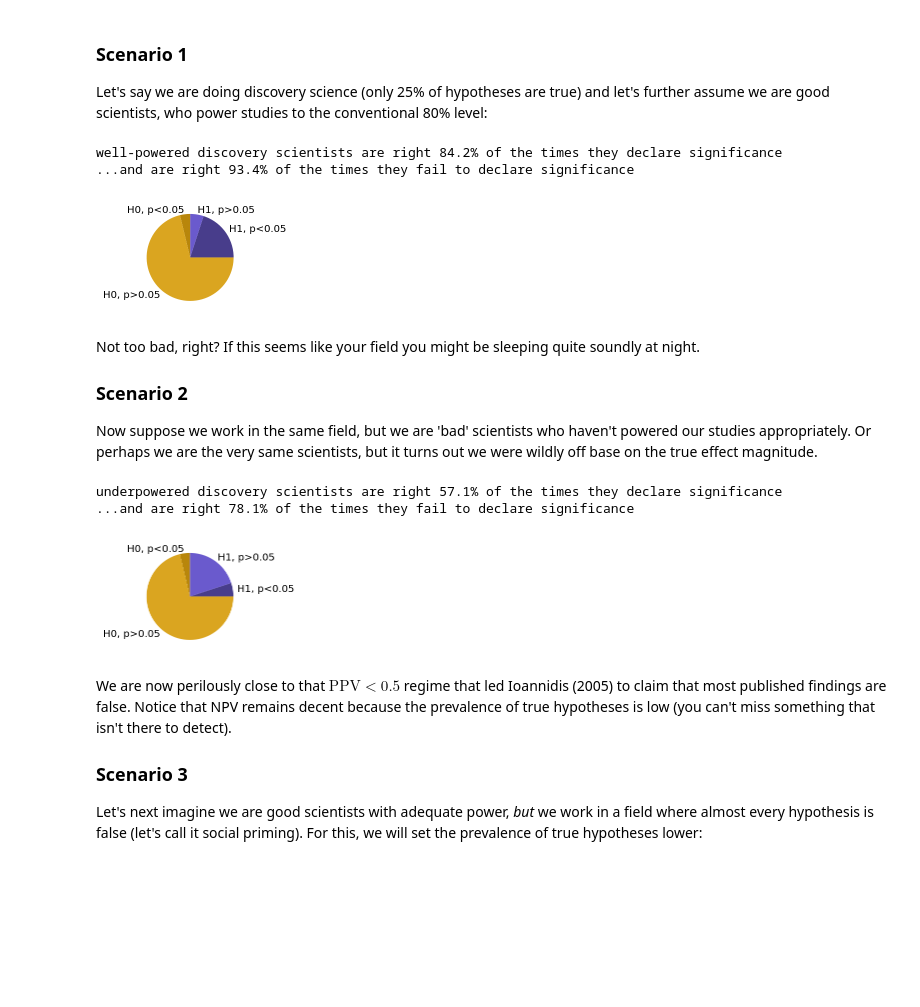
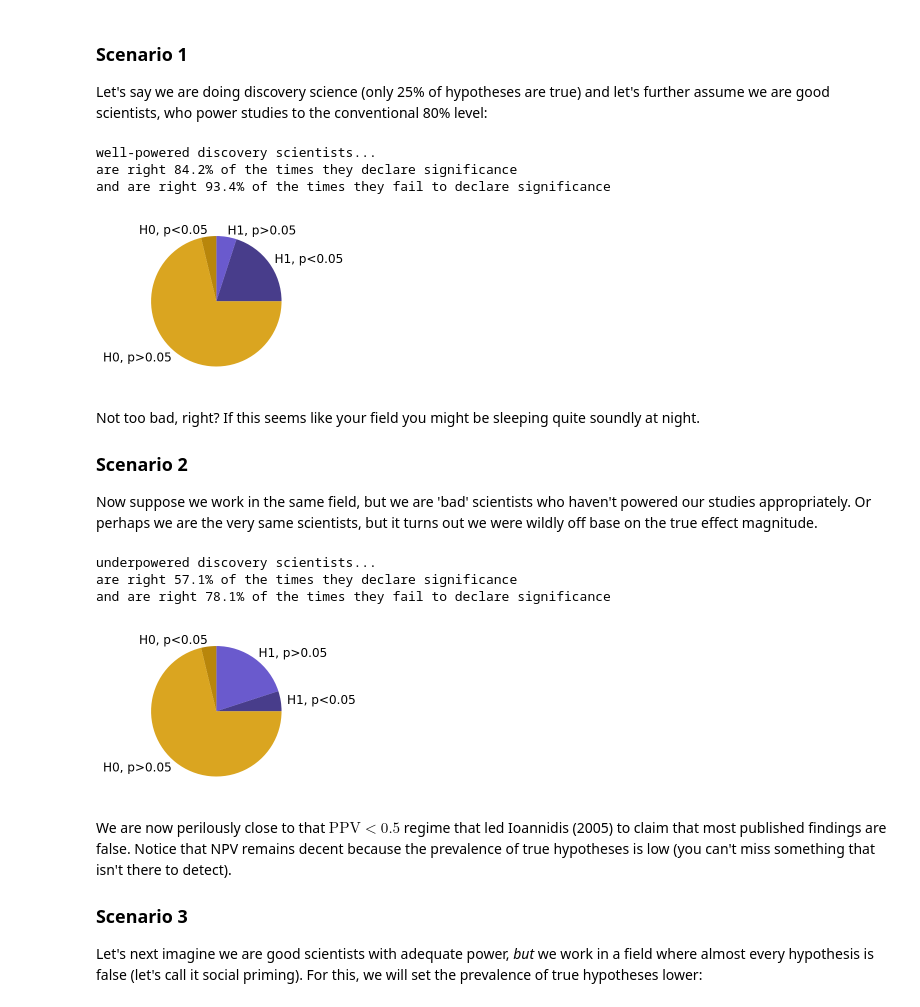
Before and after one commit to jooh/jooh.github.io, a Jupyter notebook: content/data/power_1.ipynb, the cells around one changed output. Cells and saved outputs as stored; diff of their text form; code cells hidden in the pictures; blank space fills up the shorter version.

Commit message:
figure tweaks, correct rounding error on sample size calculations

```diff
--- a/content/data/power_1.ipynb
+++ b/content/data/power_1.ipynb
@@ -68,25 +71,29 @@ The title claim in Ioannidis (2005) that most published claims are false holds s
 # %%
 # in python, PPV and NPV can be calculated as
 # notice that we use power (1-beta) as input instead of beta here
-ppv = lambda power, alpha, prevalence: (power * prevalence) / \
-    (power * prevalence + alpha * (1 - prevalence))
+ppv = lambda power, alpha, prevalence: (power * prevalence) / (
+    power * prevalence + alpha * (1 - prevalence)
+)
 # or odds formulation if you prefer
 ppv_odds = lambda power, alpha, R: (power * R) / (power * R + alpha)
-npv = lambda power, alpha, prevalence: ((1-alpha) * (1-prevalence)) / \
-    ((1-alpha) * (1 - prevalence) + (1-power) * prevalence)
+npv = lambda power, alpha, prevalence: ((1 - alpha) * (1 - prevalence)) / (
+    (1 - alpha) * (1 - prevalence) + (1 - power) * prevalence
+)
 
 # we can also visualise the scenario with a pie chart like so:
 def power_pie(power, alpha, prevalence):
     # we can either 'hit' or 'miss' true positives
     hits = power * prevalence
-    misses = (1-power) * prevalence
+    misses = (1 - power) * prevalence
     # and for true positives, we can have false positives and correct rejections
-    false_positives = alpha * (1-prevalence)
-    correct_rejections = (1-alpha) * (1-prevalence)
+    false_positives = alpha * (1 - prevalence)
+    correct_rejections = (1 - alpha) * (1 - prevalence)
     ax = plt.gca()
-    ax.pie((hits, misses, false_positives, correct_rejections),
-           labels=(f"H1, p<{alpha}", f"H1, p>{alpha}", f"H0, p<{alpha}", f"H0, p>{alpha}"),
-           colors=("darkslateblue", "slateblue", "darkgoldenrod", "goldenrod"))
+    ax.pie(
+        (hits, misses, false_positives, correct_rejections),
+        labels=(f"H1, p<{alpha}", f"H1, p>{alpha}", f"H0, p<{alpha}", f"H0, p>{alpha}"),
+        colors=("darkslateblue", "slateblue", "darkgoldenrod", "goldenrod"),
+    )
     return
 # %% [markdown]
 ### Scenario 1
@@ -94,18 +101,23 @@ Let's say we are doing discovery science (only 25% of hypotheses are true) and l
 # %%
 # this idiom is useful to avoid typos when the same args are passed to multiple functions
 good_args = dict(power=0.8, alpha=0.05, prevalence=0.25)
 good = ppv(**good_args)
-print(f"well-powered discovery scientists are right {good*100:.3}% "
-      "of the times they declare significance")
+print(
+    f"well-powered discovery scientists...\nare right {good*100:.3}% "
+    "of the times they declare significance"
+)
 good_neg = npv(**good_args)
-print(f"...and are right {good_neg*100:.3}% "
-      "of the times they fail to declare significance")
-fig, ax = plt.subplots(1, 1, figsize=[2, 2])
+print(
+    f"and are right {good_neg*100:.3}% "
+    "of the times they fail to declare significance"
+)
+fig, ax = plt.subplots(1, 1, figsize=[3, 3],)
 power_pie(**good_args)
 # %% [output]
-well-powered discovery scientists are right 84.2% of the times they declare significance
-...and are right 93.4% of the times they fail to declare significance
+well-powered discovery scientists...
+are right 84.2% of the times they declare significance
+and are right 93.4% of the times they fail to declare significance
-[figure, old version]
+[figure, new version]
 # %% [markdown]
 Not too bad, right? If this seems like your field you might be sleeping quite soundly at night.
 
@@ -114,17 +126,22 @@ Now suppose we work in the same field, but we are 'bad' scientists who haven't p
 # %%
 bad_args = dict(power=0.2, alpha=0.05, prevalence=0.25)
 bad = ppv(**bad_args)
-print(f"underpowered discovery scientists are right {bad*100:.3}% "
-      "of the times they declare significance")
+print(
+    f"underpowered discovery scientists...\nare right {bad*100:.3}% "
+    "of the times they declare significance"
+)
 bad_neg = npv(**bad_args)
-print(f"...and are right {bad_neg*100:.3}% "
-      "of the times they fail to declare significance")
-fig, ax = plt.subplots(1, 1, figsize=[2, 2])
+print(
+    f"and are right {bad_neg*100:.3}% "
+    "of the times they fail to declare significance"
+)
+fig, ax = plt.subplots(1, 1, figsize=[3, 3])
 power_pie(**bad_args)
 # %% [output]
-underpowered discovery scientists are right 57.1% of the times they declare significance
-...and are right 78.1% of the times they fail to declare significance
+underpowered discovery scientists...
+are right 57.1% of the times they declare significance
+and are right 78.1% of the times they fail to declare significance
-[figure, old version]
+[figure, new version]
 # %% [markdown]
 We are now perilously close to that $\text{PPV}<0.5$ regime that led Ioannidis (2005) to claim that most published findings are false. Notice that NPV remains decent because the prevalence of true hypotheses is low (you can't miss something that isn't there to detect).
 
```
Also changed, not shown: parts of 5 cells of this notebook, 1 other file.
